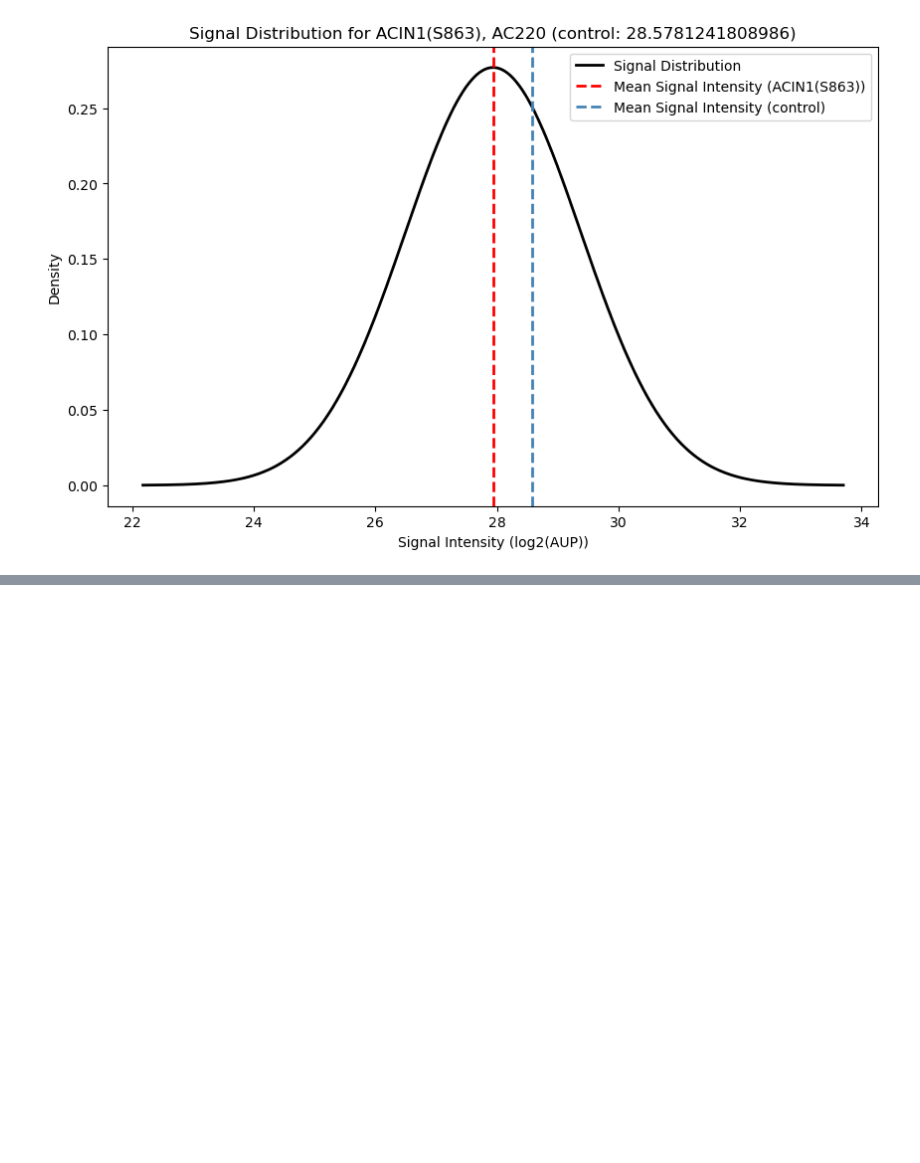
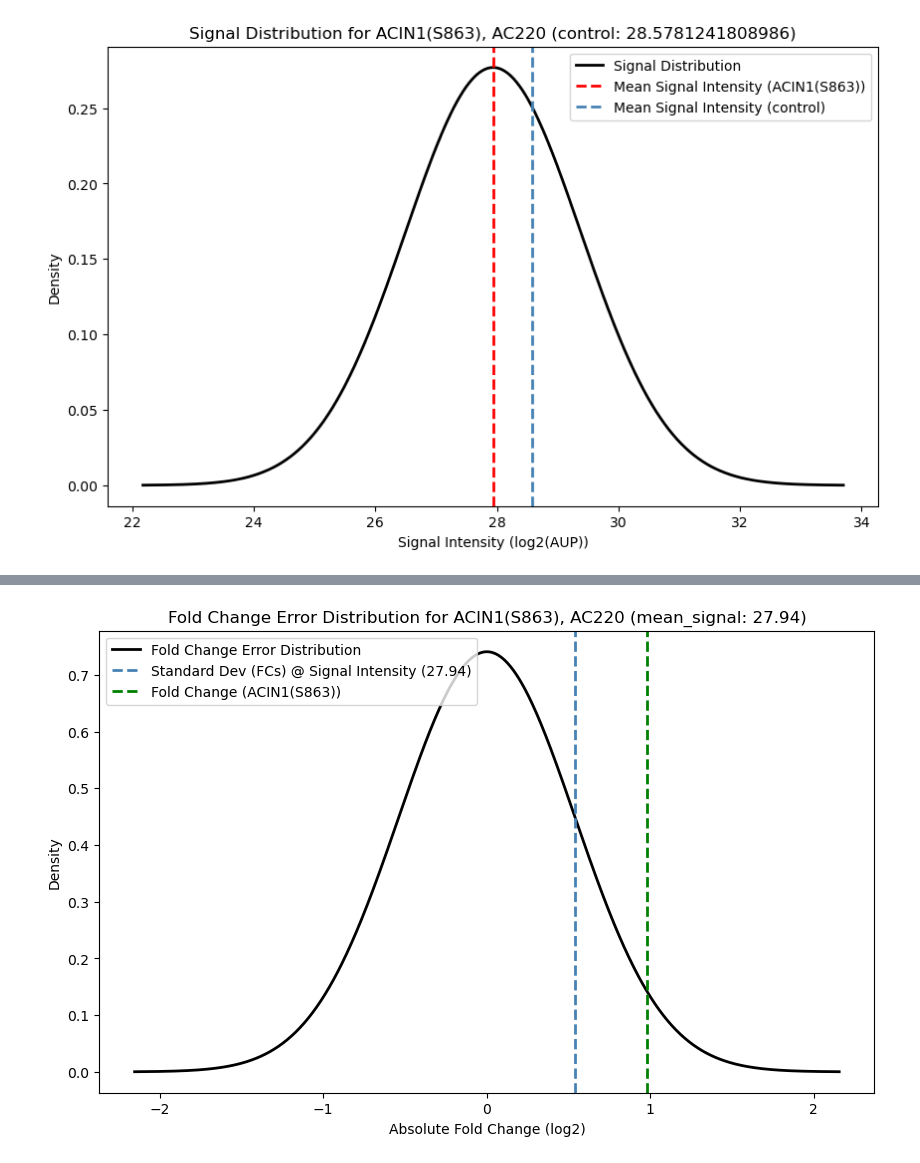
Before and after one commit to magdalenahuebner/magpipe, a Jupyter notebook: notebooks/05-mh-process-dpoa-results.ipynb, the cells around one changed output, grey strips where cells are left out. Drawn from its saved outputs; the diff is of its cells as text; code cells hidden in the pictures; blank space fills up the shorter version.

```diff
--- a/notebooks/05-mh-process-dpoa-results.ipynb
+++ b/notebooks/05-mh-process-dpoa-results.ipynb
@@ -166,0 +277,3 @@ viz.plot_distance_to_signal_dist(dpoa_cD, phosphosite='ACIN1(S863)', perturbagen
+# %%
+dpoa_1D2D = dpop.estimate_sid_scores(dpoa_1D2C, em_mean, em_std, na_error='condition_missing')
+dpoa_1D2D[maskD].head()
@@ -167,3 +289,16 @@ viz.plot_distance_to_signal_dist(dpoa_cD, phosphosite='ACIN1(S863)', perturbagen
+# %%
+# Plot the fold change of a specific phosphosite/condition and the fold change error distribution at the corresponding signal intensity
+viz.plot_signal_dependent_fc_significance(
+    dpoa_1D2D,
+    phosphosite='ACIN1(S863)',
+    condition='AC220',
+    mean_fit=em_mean,
+    std_fit=em_std,
+    condition_col='perturbagen',
+    na_error='condition_missing'
+)
+# %% [output]
+[figure, added]
 # %% [markdown]
 # Conclusion
 
```
Also changed, not shown: parts of 23 cells of this notebook, 4 other files.
